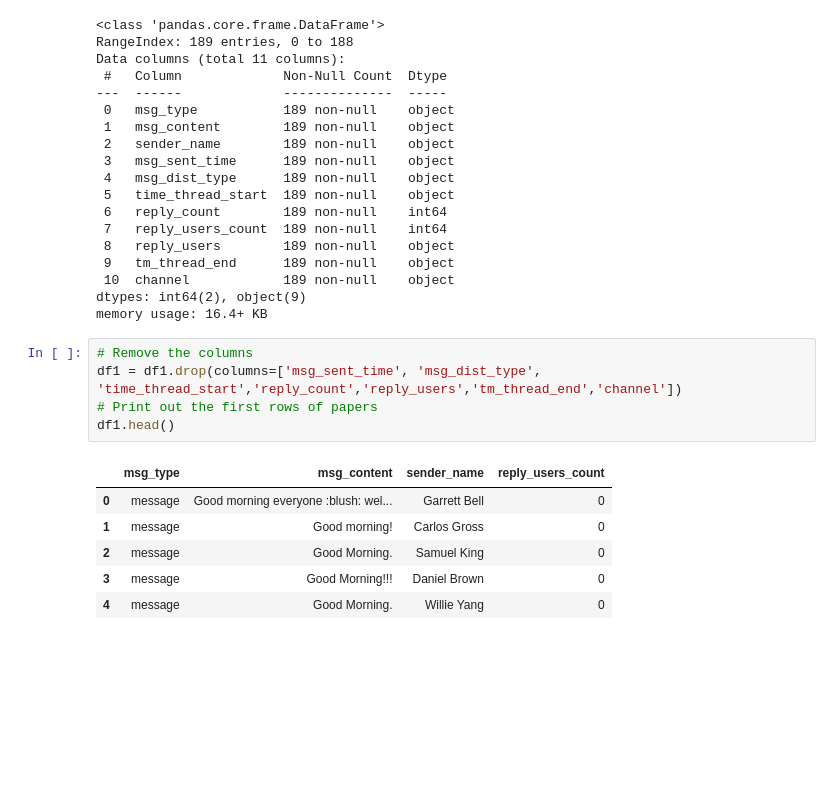
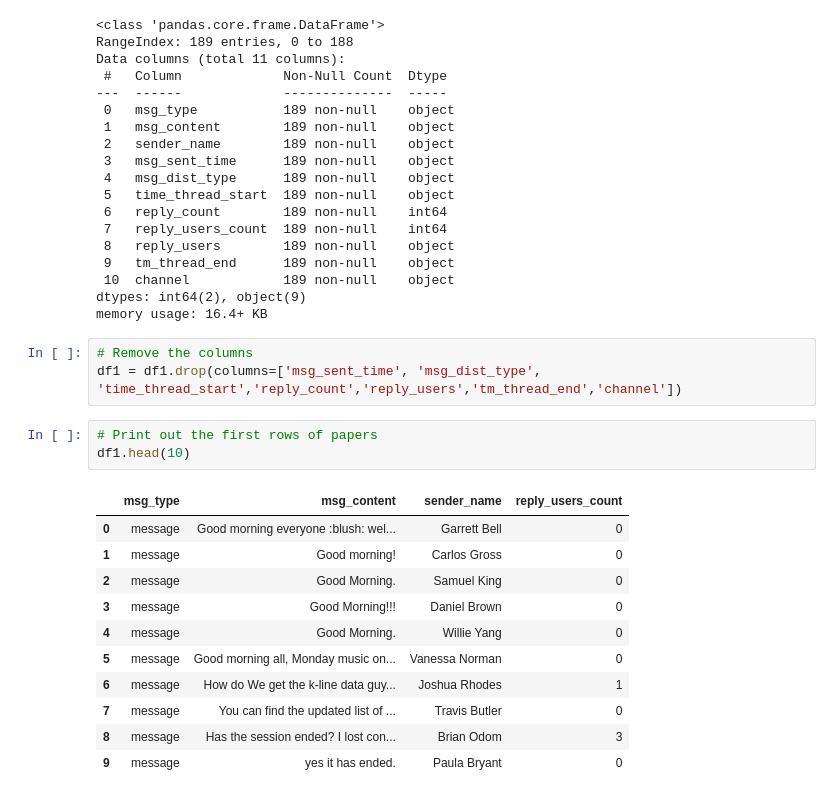
Before and after one commit to lamigaroma/week0_starter_network_analysis, a Jupyter notebook: notebooks/TopicModelling.ipynb, the cells around one changed output. Saved outputs shown, nothing was run; the diff lists cells and outputs as text; blank space fills up the shorter version.

```diff
--- a/notebooks/TopicModelling.ipynb
+++ b/notebooks/TopicModelling.ipynb
@@ -179,12 +172,18 @@ memory usage: 16.4+ KB
 # %%
 # Remove the columns
 df1 = df1.drop(columns=['msg_sent_time', 'msg_dist_type', 'time_thread_start','reply_count','reply_users','tm_thread_end','channel'])
-# Print out the first rows of papers
-df1.head()
-# %% [output]
-|  | msg_type | msg_content | sender_name | reply_users_count |
-| 0 | message | Good morning everyone :blush: wel... | Garrett Bell | 0 |
-| 1 | message | Good morning! | Carlos Gross | 0 |
-| 2 | message | Good Morning. | Samuel King | 0 |
-| 3 | message | Good Morning!!! | Daniel Brown | 0 |
-| 4 | message | Good Morning. | Willie Yang | 0 |
+# %%
+# Print out the first rows of papers
+df1.head(10)
+# %% [output]
+|  | msg_type | msg_content | sender_name | reply_users_count |
+| 0 | message | Good morning everyone :blush: wel... | Garrett Bell | 0 |
+| 1 | message | Good morning! | Carlos Gross | 0 |
+| 2 | message | Good Morning. | Samuel King | 0 |
+| 3 | message | Good Morning!!! | Daniel Brown | 0 |
+| 4 | message | Good Morning. | Willie Yang | 0 |
+| 5 | message | Good morning all, Monday music on... | Vanessa Norman | 0 |
+| 6 | message | How do We get the k-line data guy... | Joshua Rhodes | 1 |
+| 7 | message | You can find the updated list of ... | Travis Butler | 0 |
+| 8 | message | Has the session ended? I lost con... | Brian Odom | 3 |
+| 9 | message | yes it has ended. | Paula Bryant | 0 |
```
Also changed, not shown: parts of 10 cells of this notebook.
